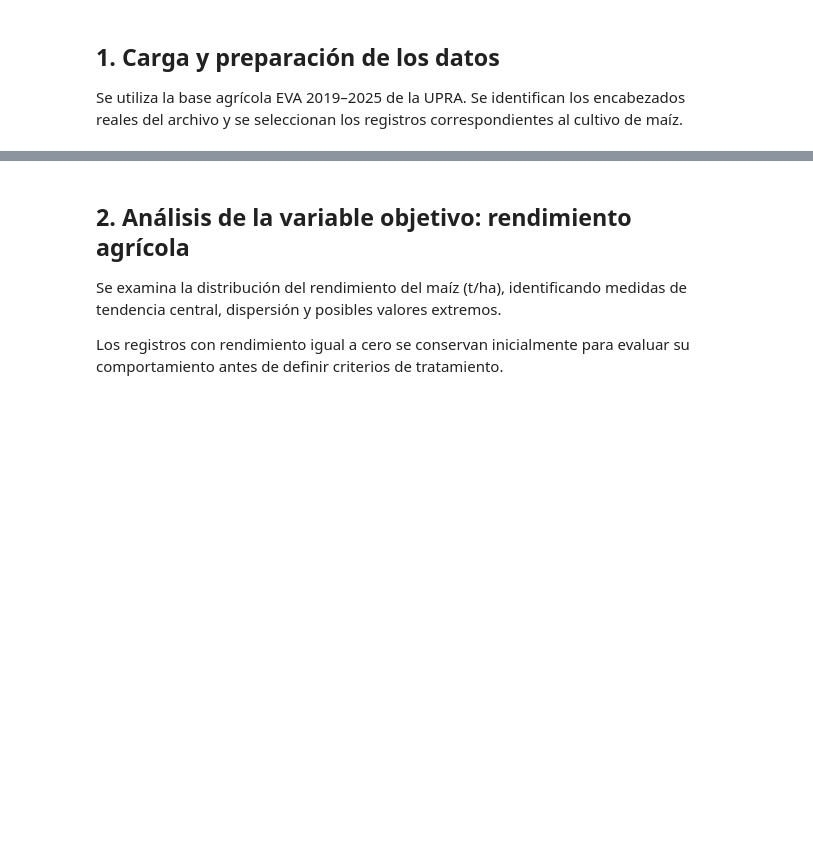
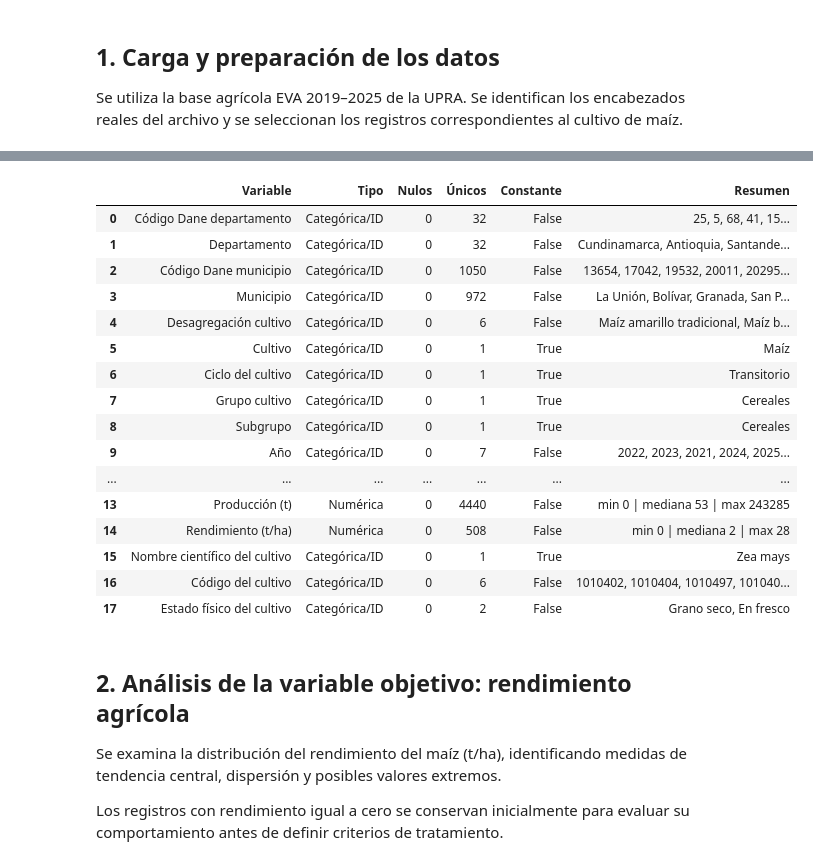
Before and after one commit to VicKingo98/agropredict-colombia, a Jupyter notebook: notebooks/01_eda_maiz.ipynb, the cells around one changed output, grey strips where cells are left out. Cells and saved outputs as stored; diff of their text form; code cells hidden in the pictures; blank space fills up the shorter version.

Commit message:
EDA: perfil de variables, etiquetas en gráficas y exportación de figuras

```diff
--- a/notebooks/01_eda_maiz.ipynb
+++ b/notebooks/01_eda_maiz.ipynb
@@ -57,3 +63,41 @@ Municipios representados: 1,050
+# %%
+def perfil_variables(data):
+    filas = []
+    for col in data.columns:
+        s = data[col]
+        no_numericas = ["Código Dane departamento", "Código Dane municipio", "Código del cultivo", "Año"]
+        num = pd.api.types.is_numeric_dtype(s) and col not in no_numericas
+        filas.append({
+            "Variable": col,
+            "Tipo": "Numérica" if num else "Categórica/ID",
+            "Nulos": s.isna().sum(),
+            "Únicos": s.nunique(),
+            "Constante": s.nunique() == 1,
+            "Resumen": (f"min {s.min():.0f} | mediana {s.median():.0f} | max {s.max():.0f}"
+                        if num else
+                        ", ".join(map(str, s.value_counts().index[:5])) + ("..." if s.nunique() > 5 else ""))
+        })
+    return pd.DataFrame(filas)
+
+display(perfil_variables(maiz))
+# %% [output]
+|  | Variable | Tipo | Nulos | Únicos | Constante | Resumen |
+| 0 | Código Dane departamento | Categórica/ID | 0 | 32 | False | 25, 5, 68, 41, 15... |
+| 1 | Departamento | Categórica/ID | 0 | 32 | False | Cundinamarca, Antioquia, Santande... |
+| 2 | Código Dane municipio | Categórica/ID | 0 | 1050 | False | 13654, 17042, 19532, 20011, 20295... |
+| 3 | Municipio | Categórica/ID | 0 | 972 | False | La Unión, Bolívar, Granada, San P... |
+| 4 | Desagregación cultivo | Categórica/ID | 0 | 6 | False | Maíz amarillo tradicional, Maíz b... |
+| 5 | Cultivo | Categórica/ID | 0 | 1 | True | Maíz |
+| 6 | Ciclo del cultivo | Categórica/ID | 0 | 1 | True | Transitorio |
+| 7 | Grupo cultivo | Categórica/ID | 0 | 1 | True | Cereales |
+| 8 | Subgrupo | Categórica/ID | 0 | 1 | True | Cereales |
+| 9 | Año | Categórica/ID | 0 | 7 | False | 2022, 2023, 2021, 2024, 2025... |
+| ... | ... | ... | ... | ... | ... | ... |
+| 13 | Producción (t) | Numérica | 0 | 4440 | False | min 0 | mediana 53 | max 243285 |
+| 14 | Rendimiento (t/ha) | Numérica | 0 | 508 | False | min 0 | mediana 2 | max 28 |
+| 15 | Nombre científico del cultivo | Categórica/ID | 0 | 1 | True | Zea mays |
+| 16 | Código del cultivo | Categórica/ID | 0 | 6 | False | 1010402, 1010404, 1010497, 101040... |
+| 17 | Estado físico del cultivo | Categórica/ID | 0 | 2 | False | Grano seco, En fresco |
 # %% [markdown]
 ## 2. Análisis de la variable objetivo: rendimiento agrícola
 
```
Also changed, not shown: parts of 5 cells of this notebook, 3 other files.
